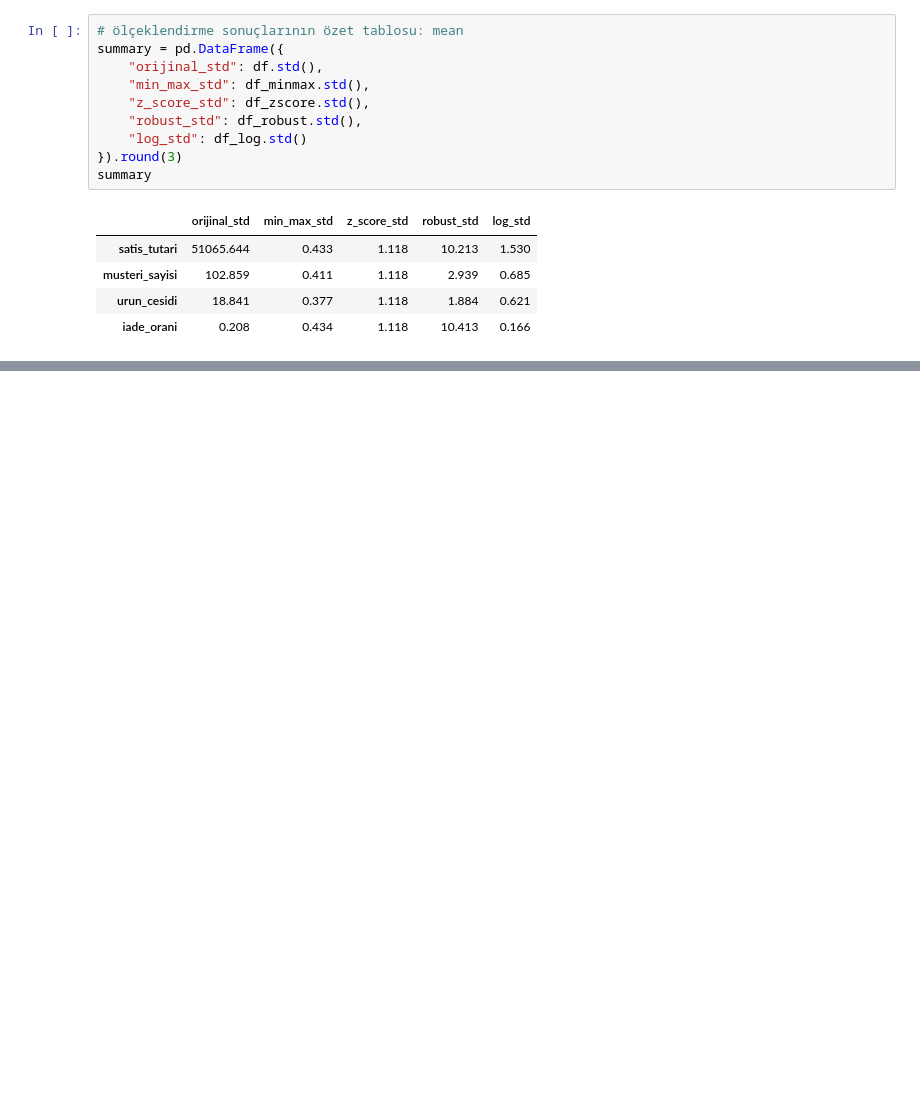
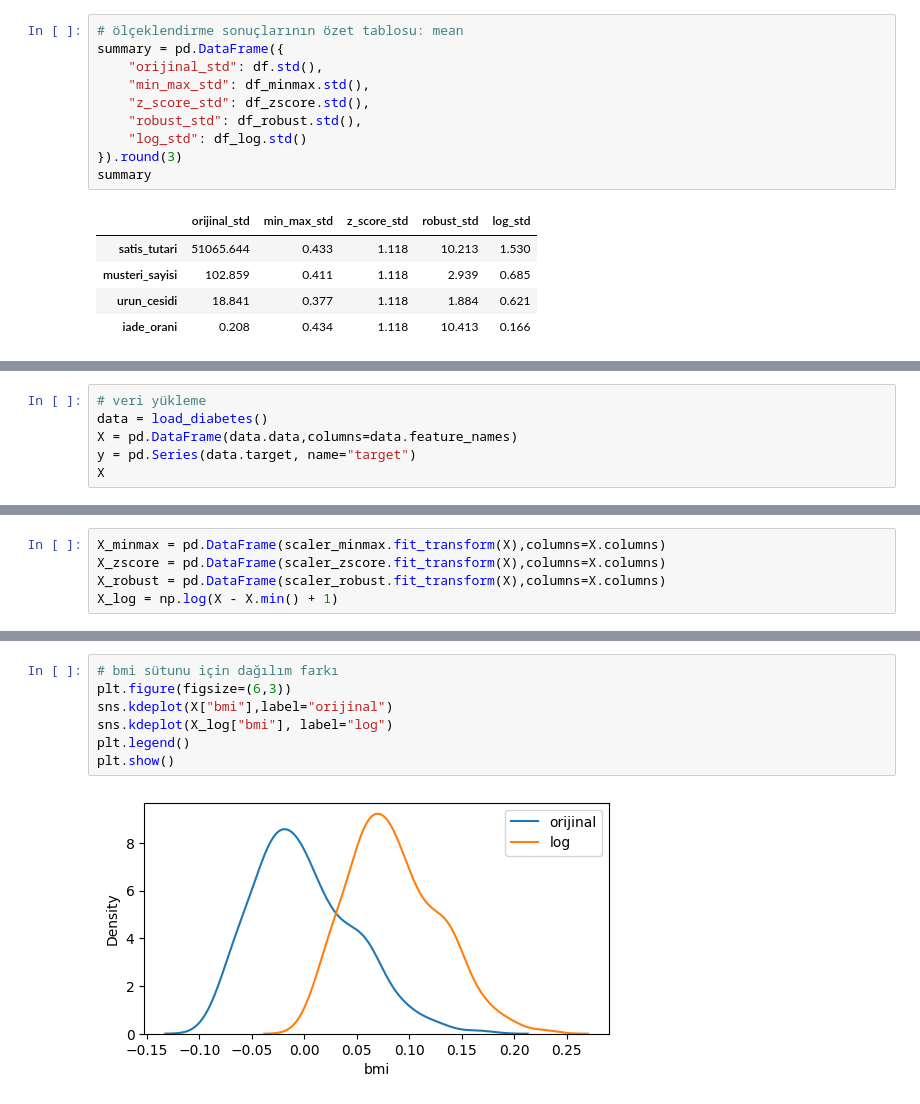
Before and after one commit to ArsenLupen53/GYZU-BTK-codespace, a Jupyter notebook: normalizasyon/normalizasyon.ipynb, the cells around one changed output, grey strips where cells are left out. Cells and saved outputs as stored; diff of their text form; blank space fills up the shorter version.

```diff
--- a/normalizasyon/normalizasyon.ipynb
+++ b/normalizasyon/normalizasyon.ipynb
@@ -255,0 +400,6 @@ summary
+# %%
+# veri yükleme
+data = load_diabetes()
+X = pd.DataFrame(data.data,columns=data.feature_names)
+y = pd.Series(data.target, name="target")
+X
@@ -255,0 +437,5 @@ summary
+# %%
+X_minmax = pd.DataFrame(scaler_minmax.fit_transform(X),columns=X.columns)
+X_zscore = pd.DataFrame(scaler_zscore.fit_transform(X),columns=X.columns)
+X_robust = pd.DataFrame(scaler_robust.fit_transform(X),columns=X.columns)
+X_log = np.log(X - X.min() + 1)
@@ -255,0 +477,9 @@ summary
+# %%
+# bmi sütunu için dağılım farkı
+plt.figure(figsize=(6,3))
+sns.kdeplot(X["bmi"],label="orijinal")
+sns.kdeplot(X_log["bmi"], label="log")
+plt.legend()
+plt.show()
+# %% [output]
+[figure, added]
```
Also changed, not shown: parts of 20 cells of this notebook.
